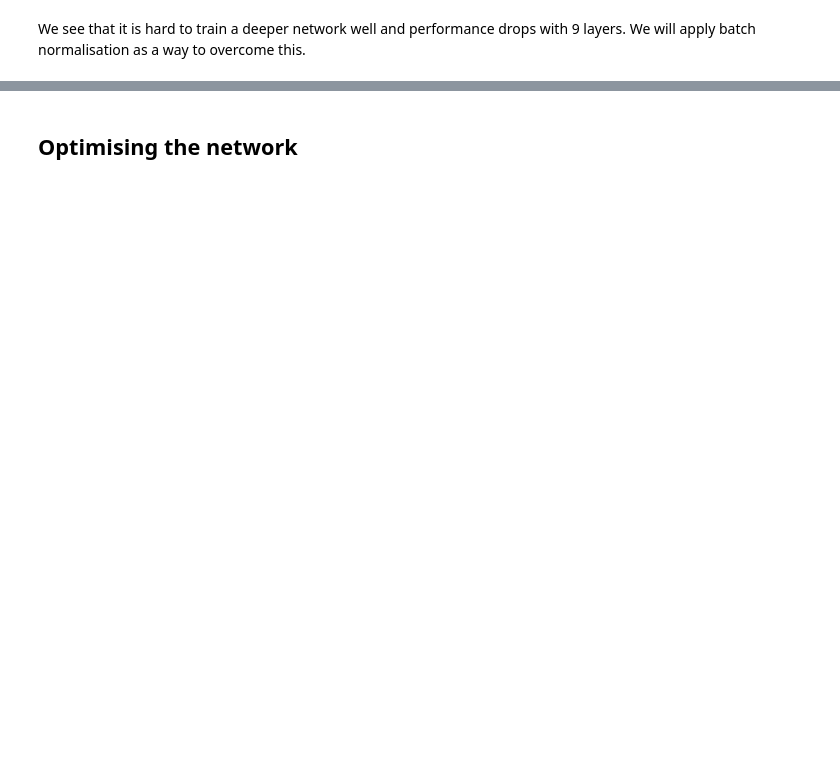
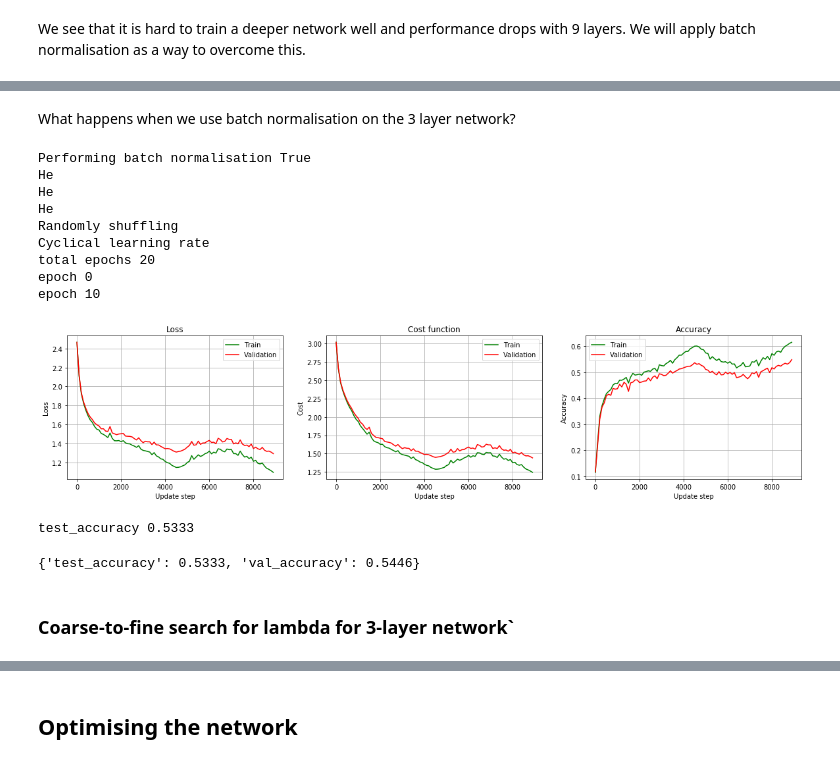
Before and after one commit to 09panesara/DD2424-Deep-Learning, a Jupyter notebook: Lab3/Lab3.ipynb, the cells around one changed output, grey strips where cells are left out. Cells and saved outputs as stored; diff of their text form; code cells hidden in the pictures; blank space fills up the shorter version.

```diff
--- a/Lab3/Lab3.ipynb
+++ b/Lab3/Lab3.ipynb
@@ -464,0 +771,21 @@ We see that it is hard to train a deeper network well and performance drops with
+# %% [markdown]
+What happens when we use batch normalisation on the 3 layer network?
+# %%
+params = {'lamda': 0.005, 'n_cycles':  2, 'batch_size': 100, 'hidden_nodes': [50, 50],
+          'eta_min': 10**-5, 'eta_max': 0.1, 'n_s': 5 * 45000 / 100, 'batch_normalisation': True}
+train_model(params, datasets, plot_acc_costs=True)
+# %% [output]
+Performing batch normalisation True
+He
+He
+He
+Randomly shuffling
+Cyclical learning rate
+total epochs 20
+epoch 0
+epoch 10
+[figure, added]
+test_accuracy 0.5333
+{'test_accuracy': 0.5333, 'val_accuracy': 0.5446}
+# %% [markdown]
+### Coarse-to-fine search for lambda for 3-layer network`
```
Also changed, not shown: parts of 59 cells of this notebook, 4 other files.
